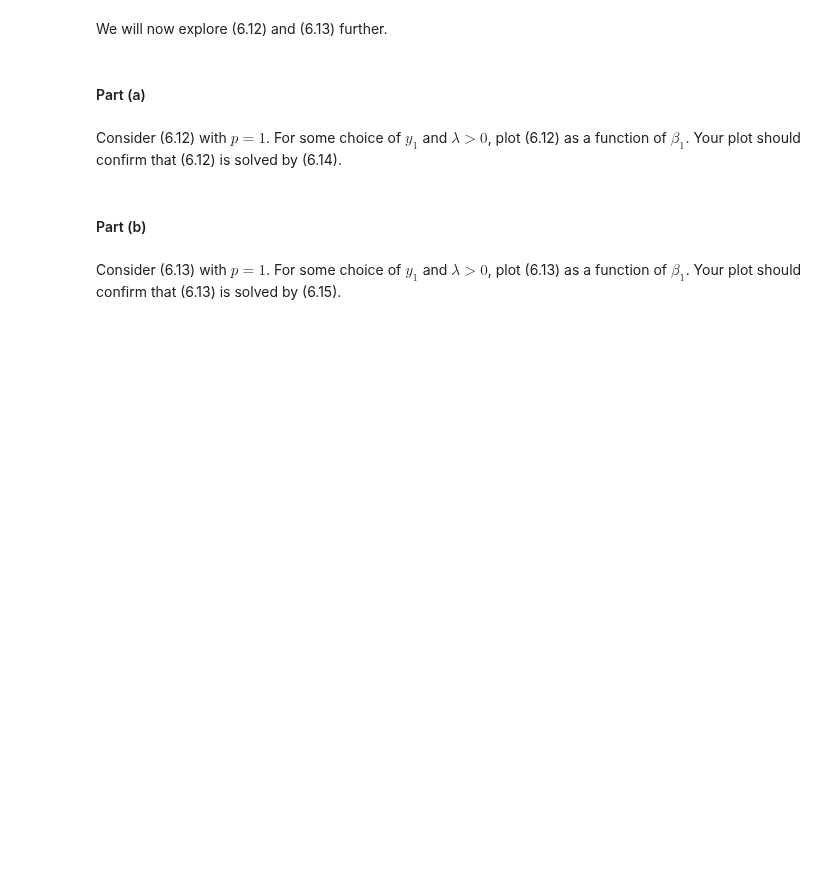
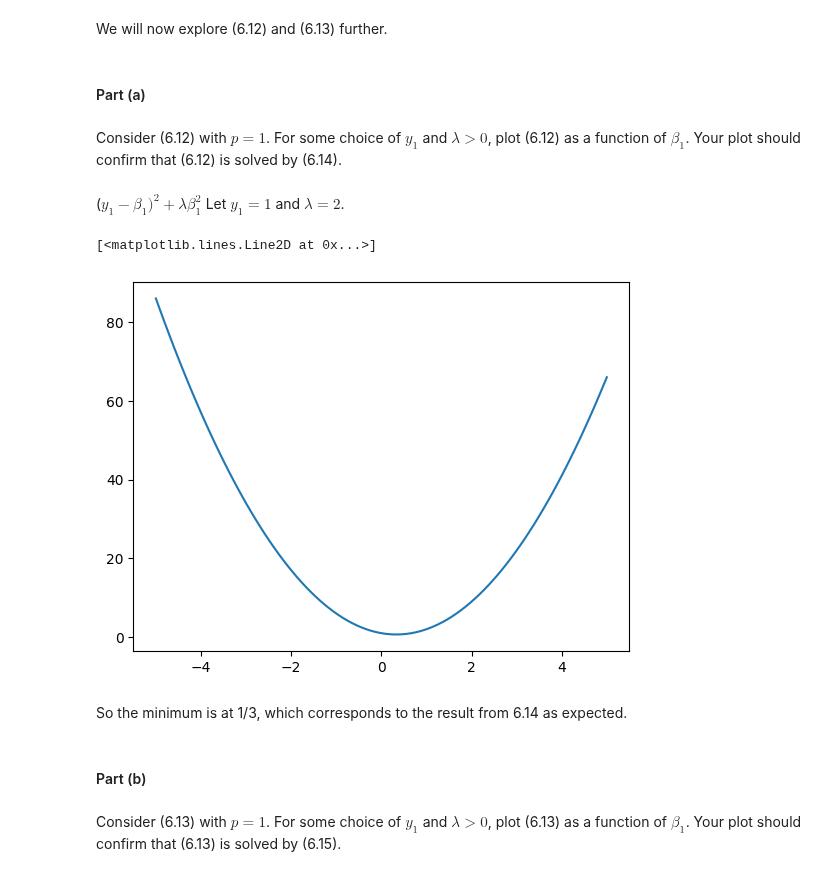
Before and after one commit to kmerkl22/k-s-ISL, a Jupyter notebook: Notebooks/Ch06-ISLexercises.ipynb, the cells around one changed output. Drawn from its saved outputs; the diff is of its cells as text; code cells hidden in the pictures; blank space fills up the shorter version.

```diff
--- a/Notebooks/Ch06-ISLexercises.ipynb
+++ b/Notebooks/Ch06-ISLexercises.ipynb
@@ -8,6 +11,19 @@ We will now explore (6.12) and (6.13) further.
 #### Part (a)
 # %% [markdown]
 Consider (6.12) with $p = 1$. For some choice of $y_1$ and $λ > 0$, plot (6.12) as a function of $β_1$. Your plot should confirm that (6.12) is solved by (6.14).
+# %% [markdown]
+($y_1-\beta_1)^2+ \lambda \beta_1^2$
+Let $y_1=1$ and $\lambda =2$.
+# %%
+beta=np.linspace(-5,5,100)
+z=(1-beta)**2 + 2*beta**2
+# %%
+plt.plot(beta,z)
+# %% [output]
+[<matplotlib.lines.Line2D at 0x...>]
+[figure, added]
+# %% [markdown]
+So the minimum is at 1/3, which corresponds to the result from 6.14 as expected.
 # %% [markdown]
 #### Part (b)
 # %% [markdown]
```
Also changed, not shown: parts of 19 cells of this notebook, 1 other file.
